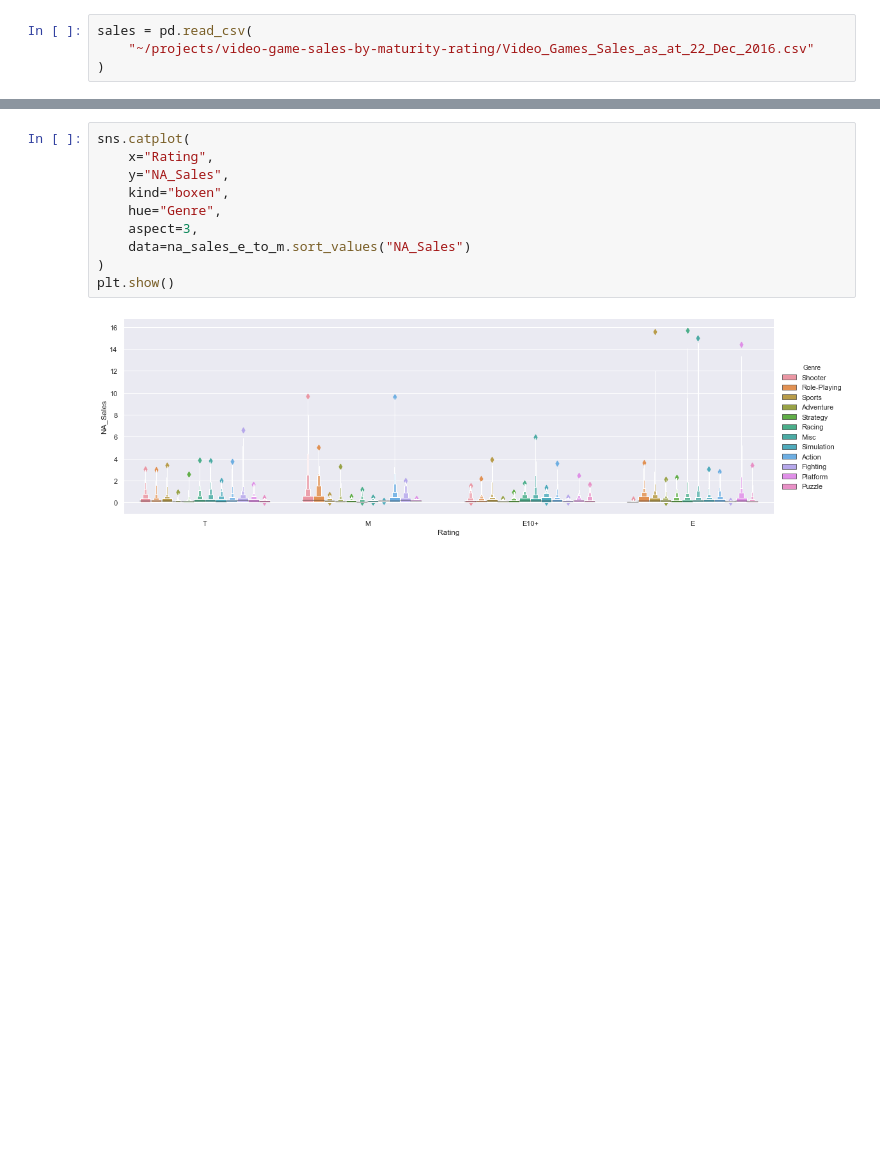
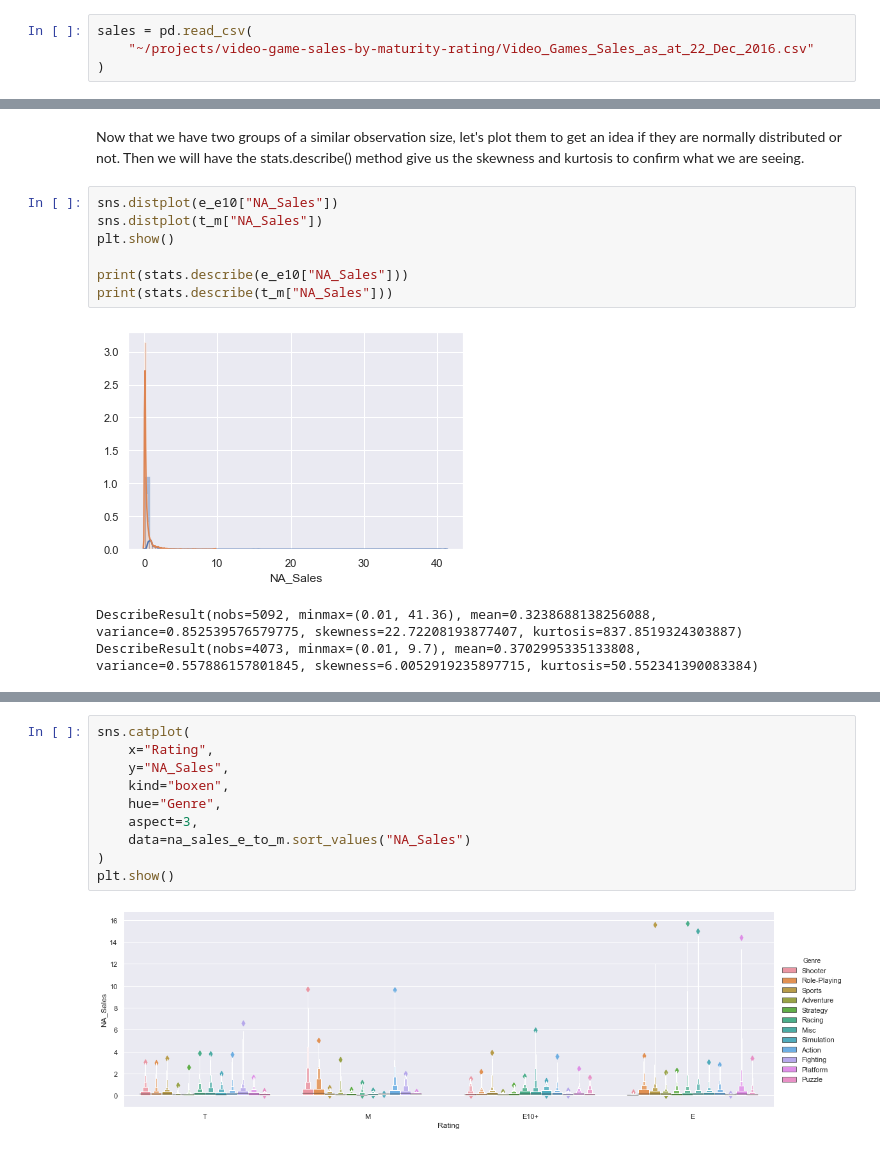
Before and after one commit to rjstange/Video-Game-Sales-by-ESRB-Rating, a Jupyter notebook: Video Game Sales By Maturity Rating.ipynb, the cells around one changed output, grey strips where cells are left out. Drawn from its saved outputs; the diff is of its cells as text; blank space fills up the shorter version.

```diff
--- a/Video Game Sales By Maturity Rating.ipynb
+++ b/Video Game Sales By Maturity Rating.ipynb
@@ -59,0 +143,13 @@ na_sales = sales[
+# %% [markdown]
+Now that we have two groups of a similar observation size, let's plot them to get an idea if they are normally distributed or not. Then we will have the stats.describe() method give us the skewness and kurtosis to confirm what we are seeing.
+# %%
+sns.distplot(e_e10["NA_Sales"])
+sns.distplot(t_m["NA_Sales"])
+plt.show()
+
+print(stats.describe(e_e10["NA_Sales"]))
+print(stats.describe(t_m["NA_Sales"]))
+# %% [output]
+[figure, added]
+DescribeResult(nobs=5092, minmax=(0.01, 41.36), mean=0.3238688138256088, variance=0.852539576579775, skewness=22.72208193877407, kurtosis=837.8519324303887)
+DescribeResult(nobs=4073, minmax=(0.01, 9.7), mean=0.3702995335133808, variance=0.557886157801845, skewness=6.0052919235897715, kurtosis=50.552341390083384)
```
Also changed, not shown: parts of 23 cells of this notebook.
